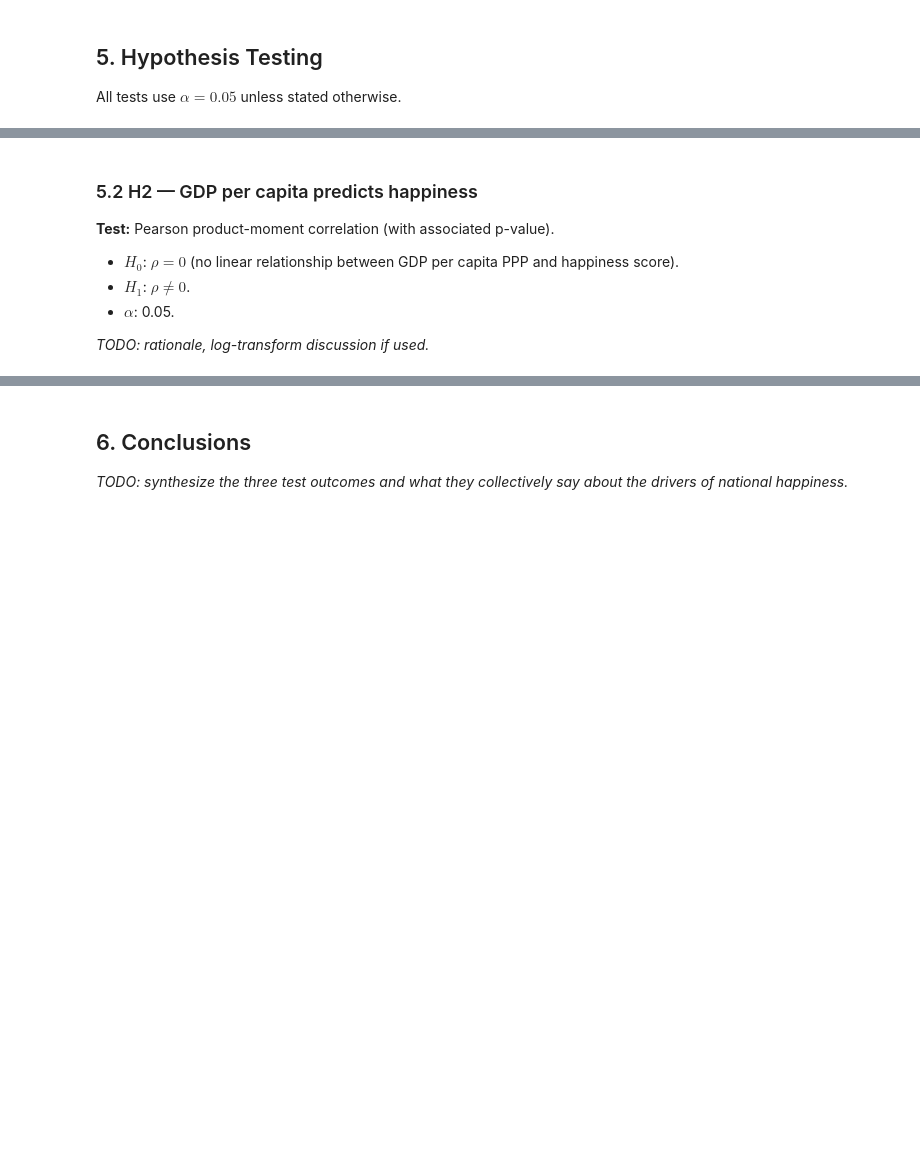
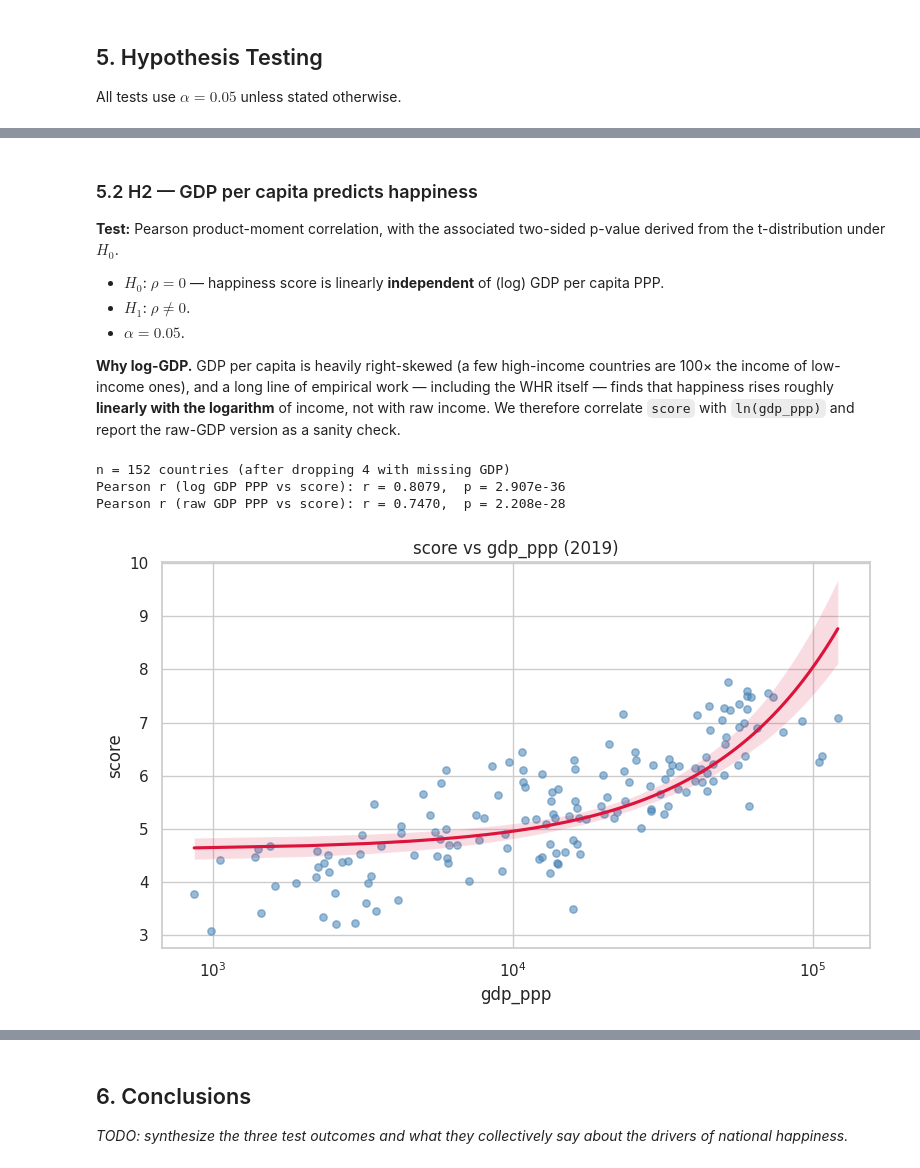
Before and after one commit to lizzardbald/happiness-report-research, a Jupyter notebook: Main.ipynb, the cells around one changed output, grey strips where cells are left out. Drawn from its saved outputs; the diff is of its cells as text; code cells hidden in the pictures; blank space fills up the shorter version.

```diff
--- a/Main.ipynb
+++ b/Main.ipynb
@@ -327,16 +369,30 @@ _TODO: report t-statistic, p-value, decision, plain-English interpretation._
 # %% [markdown]
 ### 5.2 H2 — GDP per capita predicts happiness
 
-**Test:** Pearson product-moment correlation (with associated p-value).
+**Test:** Pearson product-moment correlation, with the associated two-sided p-value derived from the t-distribution under $H_0$.
 
-- $H_0$: $\rho = 0$ (no linear relationship between GDP per capita PPP and happiness score).
+- $H_0$: $\rho = 0$ — happiness score is linearly **independent** of (log) GDP per capita PPP.
 - $H_1$: $\rho \neq 0$.
-- $\alpha$: 0.05.
+- $\alpha = 0.05$.
 
-_TODO: rationale, log-transform discussion if used._
+**Why log-GDP.** GDP per capita is heavily right-skewed (a few high-income countries are 100× the income of low-income ones), and a long line of empirical work — including the WHR itself — finds that happiness rises roughly **linearly with the logarithm** of income, not with raw income. We therefore correlate `score` with `ln(gdp_ppp)` and report the raw-GDP version as a sanity check.
 # %%
-# subset = df.query('year == 2019').dropna(subset=['gdp_ppp', 'score'])
-# stats.pearsonr(subset['gdp_ppp'], subset['score'])
+h2_subset = d19.dropna(subset=['gdp_ppp', 'score']).copy()
+h2_subset['log_gdp_ppp'] = np.log(h2_subset['gdp_ppp'])
+
+r_log, p_log = stats.pearsonr(h2_subset['log_gdp_ppp'], h2_subset['score'])
+r_raw, p_raw = stats.pearsonr(h2_subset['gdp_ppp'], h2_subset['score'])
+
+print(f"n = {len(h2_subset)} countries (after dropping {d19.shape[0] - len(h2_subset)} with missing GDP)")
+print(f"Pearson r (log GDP PPP vs score): r = {r_log:.4f},  p = {p_log:.3e}")
+print(f"Pearson r (raw GDP PPP vs score): r = {r_raw:.4f},  p = {p_raw:.3e}")
+# %% [output]
+n = 152 countries (after dropping 4 with missing GDP)
+Pearson r (log GDP PPP vs score): r = 0.8079,  p = 2.907e-36
+Pearson r (raw GDP PPP vs score): r = 0.7470,  p = 2.208e-28
 # %%
-# relationships.scatter_with_regression(df, x='gdp_ppp', y='score', year=2019)
+relationships.scatter_with_regression(df, x='gdp_ppp', y='score', year=2019, log_x=True)
+plt.show()
+# %% [output]
+[figure, added]
 # %% [markdown]
```
Also changed, not shown: parts of 9 cells of this notebook.
